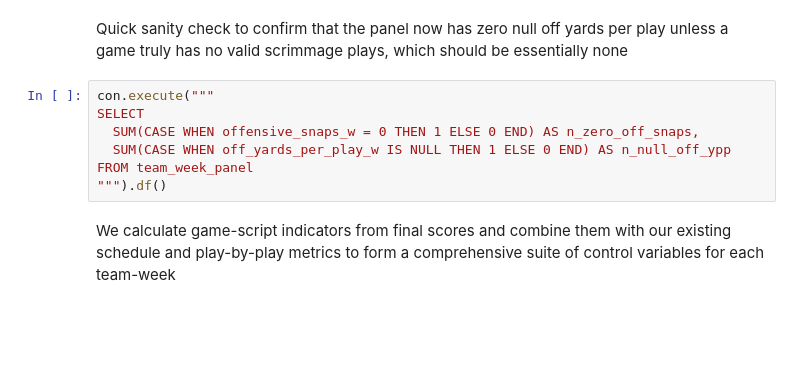
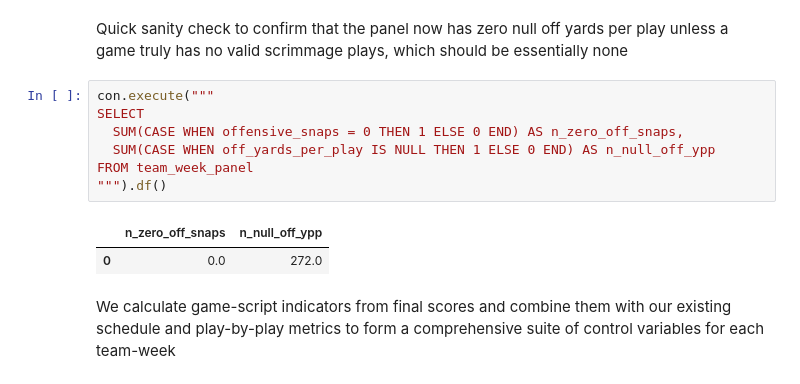
Before and after one commit to SiddharthKorukonda/2025-26-NFLPA-Data-Analytics-Case-Competition, a Jupyter notebook: notebooks/10_build_controls_team_week.ipynb, the cells around one changed output. Cells and saved outputs as stored; diff of their text form; blank space fills up the shorter version.

```diff
--- a/notebooks/10_build_controls_team_week.ipynb
+++ b/notebooks/10_build_controls_team_week.ipynb
@@ -392,10 +428,13 @@ Quick sanity check to confirm that the panel now has zero null off yards per pla
 # %%
 con.execute("""
 SELECT
-  SUM(CASE WHEN offensive_snaps_w = 0 THEN 1 ELSE 0 END) AS n_zero_off_snaps,
-  SUM(CASE WHEN off_yards_per_play_w IS NULL THEN 1 ELSE 0 END) AS n_null_off_ypp
+  SUM(CASE WHEN offensive_snaps = 0 THEN 1 ELSE 0 END) AS n_zero_off_snaps,
+  SUM(CASE WHEN off_yards_per_play IS NULL THEN 1 ELSE 0 END) AS n_null_off_ypp
 FROM team_week_panel
 """).df()
+# %% [output]
+|  | n_zero_off_snaps | n_null_off_ypp |
+| 0 | 0.0 | 272.0 |
 # %% [markdown]
 We calculate game-script indicators from final scores and combine them with our existing schedule and play-by-play metrics to form a comprehensive suite of control variables for each team-week
 # %%
```
Also changed, not shown: parts of 22 cells of this notebook.
